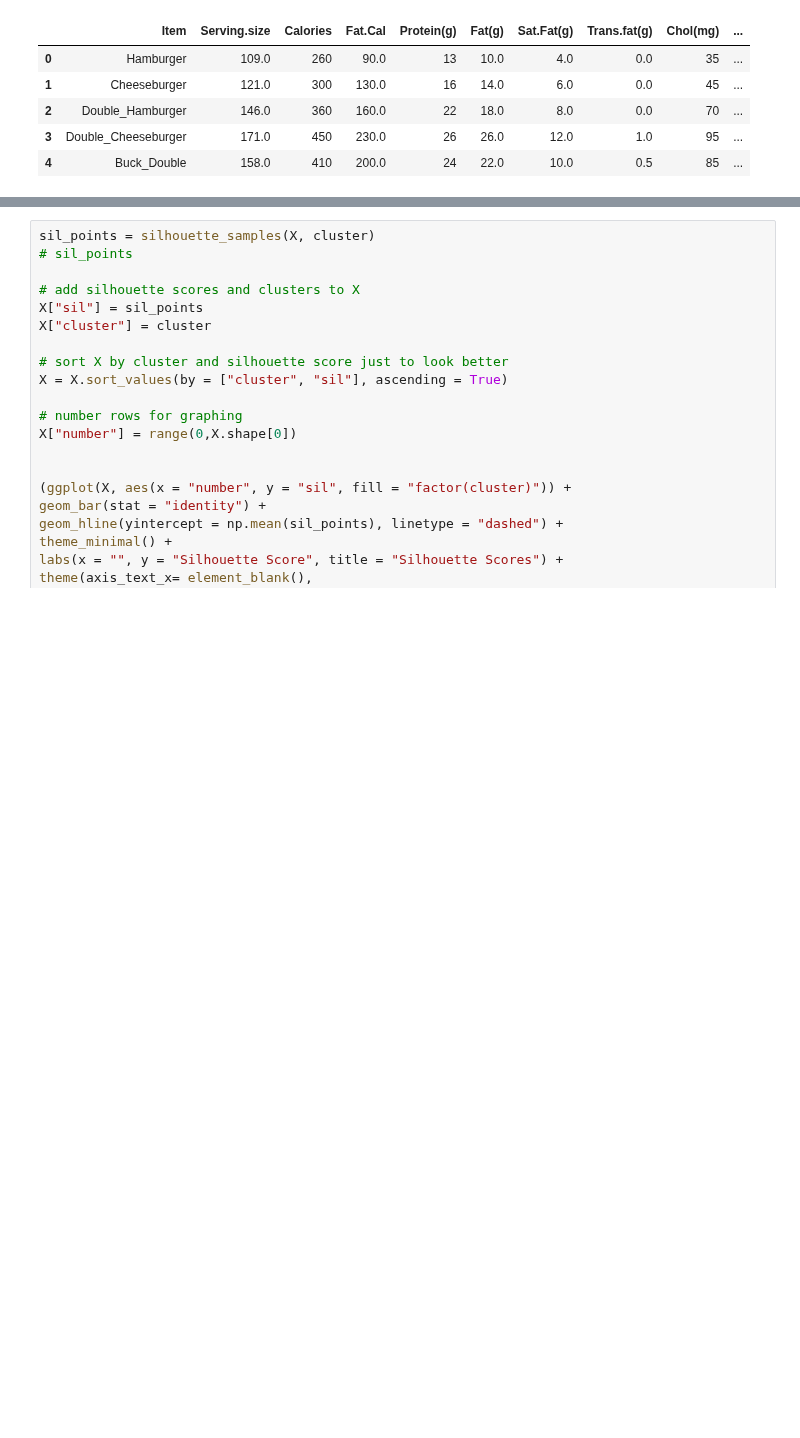
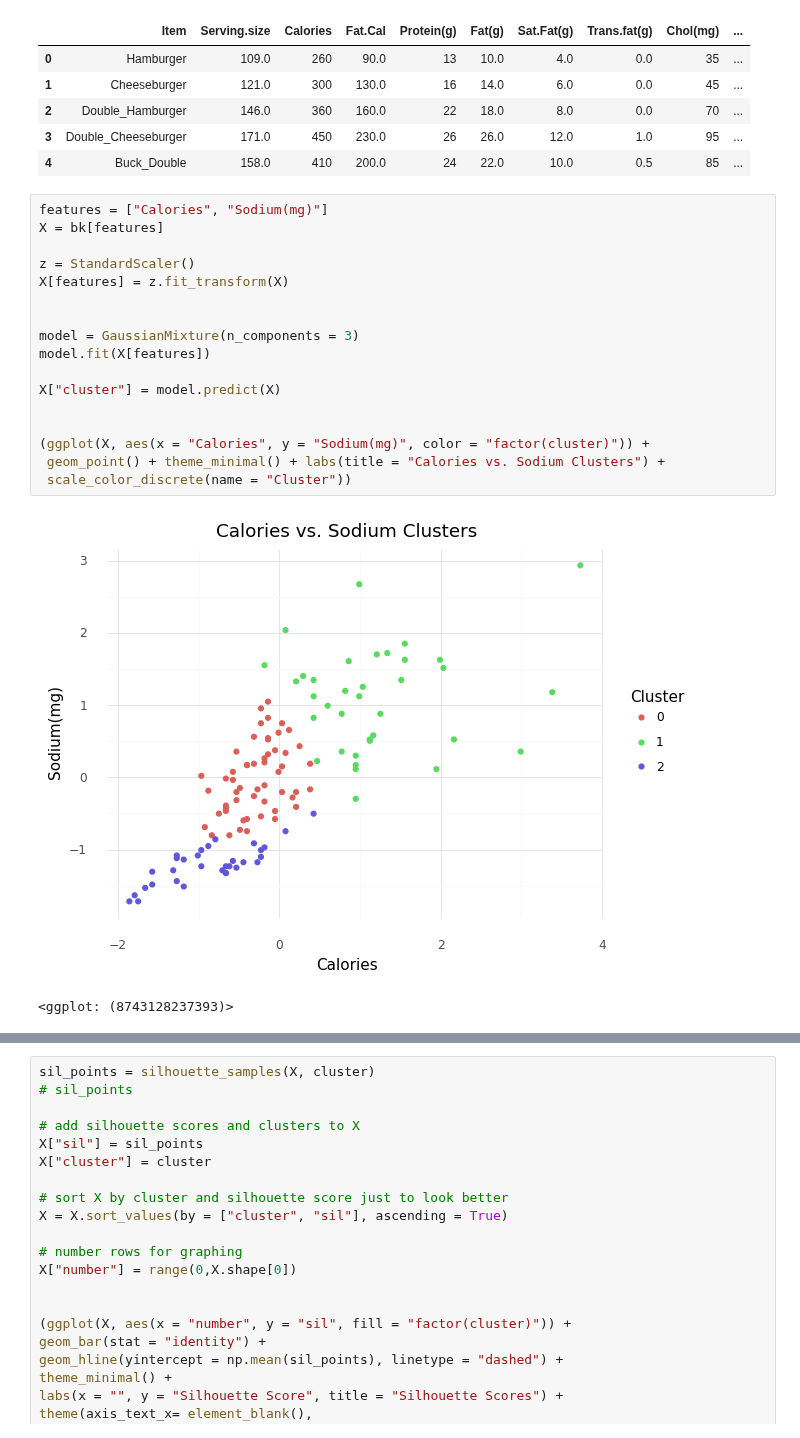
Before and after one commit to chelseaparlett/CPSC392ParlettPelleriti, a Jupyter notebook: Lectures/LectureNotebooks/Gaussian_Mixture_Models--Class_17.ipynb, the cells around one changed output, grey strips where cells are left out. Cells and saved outputs as stored; diff of their text form; blank space fills up the shorter version.

```diff
--- a/Lectures/LectureNotebooks/Gaussian_Mixture_Models--Class_17.ipynb
+++ b/Lectures/LectureNotebooks/Gaussian_Mixture_Models--Class_17.ipynb
@@ -56,6 +56,26 @@ bk.head()
 | 2 | Double_Hamburger | 146.0 | 360 | 160.0 | 22 | 18.0 | 8.0 | 0.0 | 70 | ... |
 | 3 | Double_Cheeseburger | 171.0 | 450 | 230.0 | 26 | 26.0 | 12.0 | 1.0 | 95 | ... |
 | 4 | Buck_Double | 158.0 | 410 | 200.0 | 24 | 22.0 | 10.0 | 0.5 | 85 | ... |
+# %%
+features = ["Calories", "Sodium(mg)"]
+X = bk[features]
+
+z = StandardScaler()
+X[features] = z.fit_transform(X)
+
+
+model = GaussianMixture(n_components = 3)
+model.fit(X[features])
+
+X["cluster"] = model.predict(X)
+
+
+(ggplot(X, aes(x = "Calories", y = "Sodium(mg)", color = "factor(cluster)")) +
+ geom_point() + theme_minimal() + labs(title = "Calories vs. Sodium Clusters") +
+ scale_color_discrete(name = "Cluster"))
+# %% [output]
+[figure, added]
+<ggplot: (8743128237393)>
 # %%
 features = ["Calories", "Sodium(mg)"]
 X = bk[features]
```
Also changed, not shown: parts of 3 cells of this notebook.
